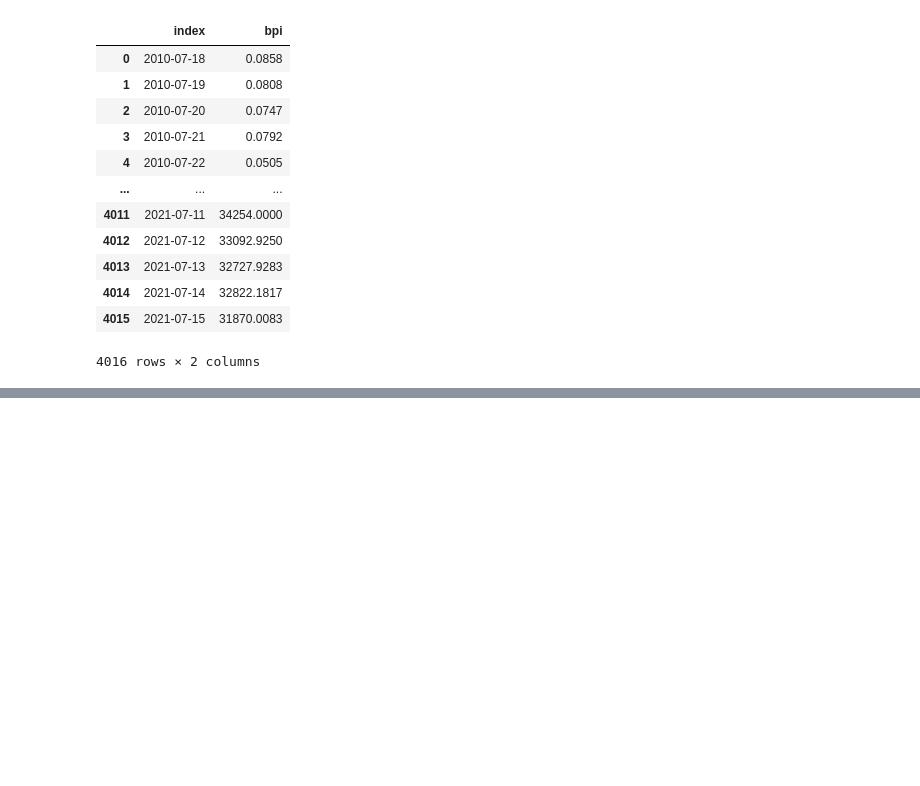
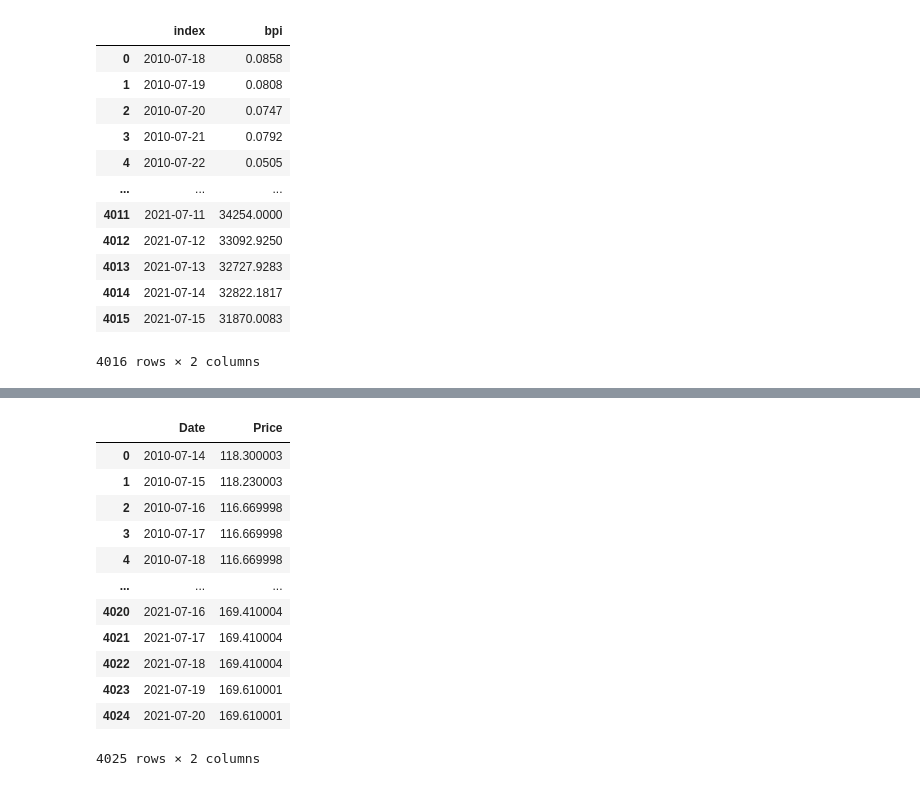
Before and after one commit to RobDoesData/btccagr-calc, a Jupyter notebook: Untitled.ipynb, the cells around one changed output, grey strips where cells are left out. Saved outputs shown, nothing was run; the diff lists cells and outputs as text; code cells hidden in the pictures; blank space fills up the shorter version.

```diff
--- a/Untitled.ipynb
+++ b/Untitled.ipynb
@@ -104,0 +166,16 @@ testout.to_csv('btcprice.csv',index=False)
+# %%
+date_series.merge(ticker_history,how='left').fillna(method='ffill')
+# %% [output]
+|  | Date | Price |
+| 0 | 2010-07-14 | 118.300003 |
+| 1 | 2010-07-15 | 118.230003 |
+| 2 | 2010-07-16 | 116.669998 |
+| 3 | 2010-07-17 | 116.669998 |
+| 4 | 2010-07-18 | 116.669998 |
+| ... | ... | ... |
+| 4020 | 2021-07-16 | 169.410004 |
+| 4021 | 2021-07-17 | 169.410004 |
+| 4022 | 2021-07-18 | 169.410004 |
+| 4023 | 2021-07-19 | 169.610001 |
+| 4024 | 2021-07-20 | 169.610001 |
+4025 rows × 2 columns
```
Also changed, not shown: parts of 36 cells of this notebook, 17 other files.
